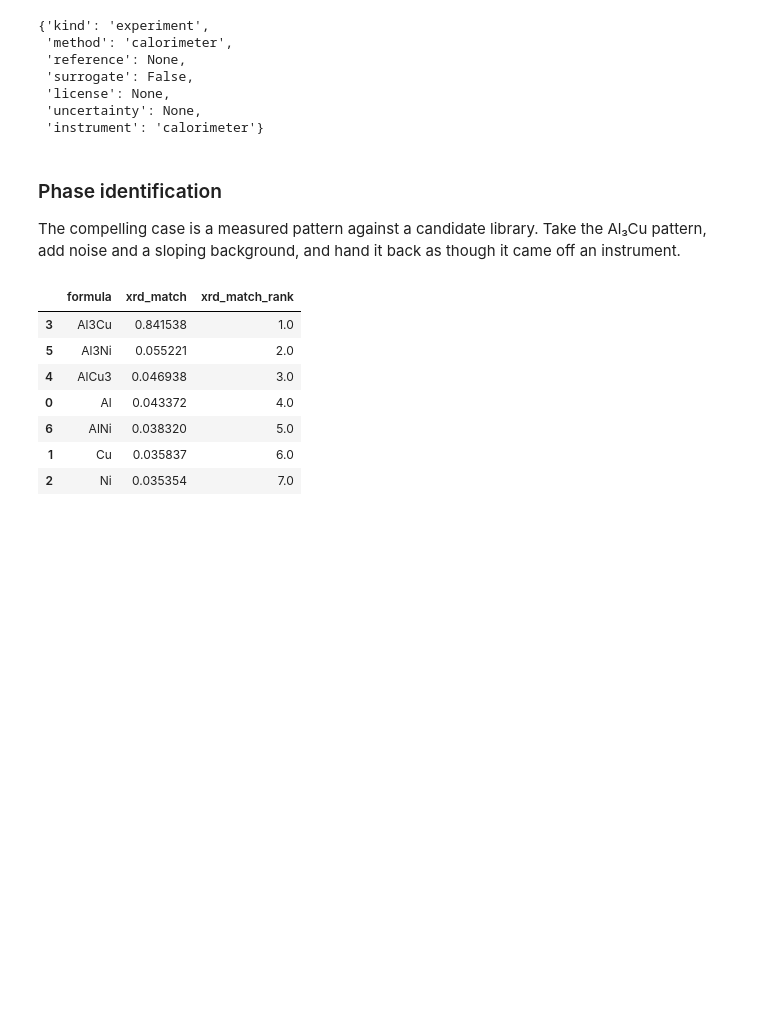
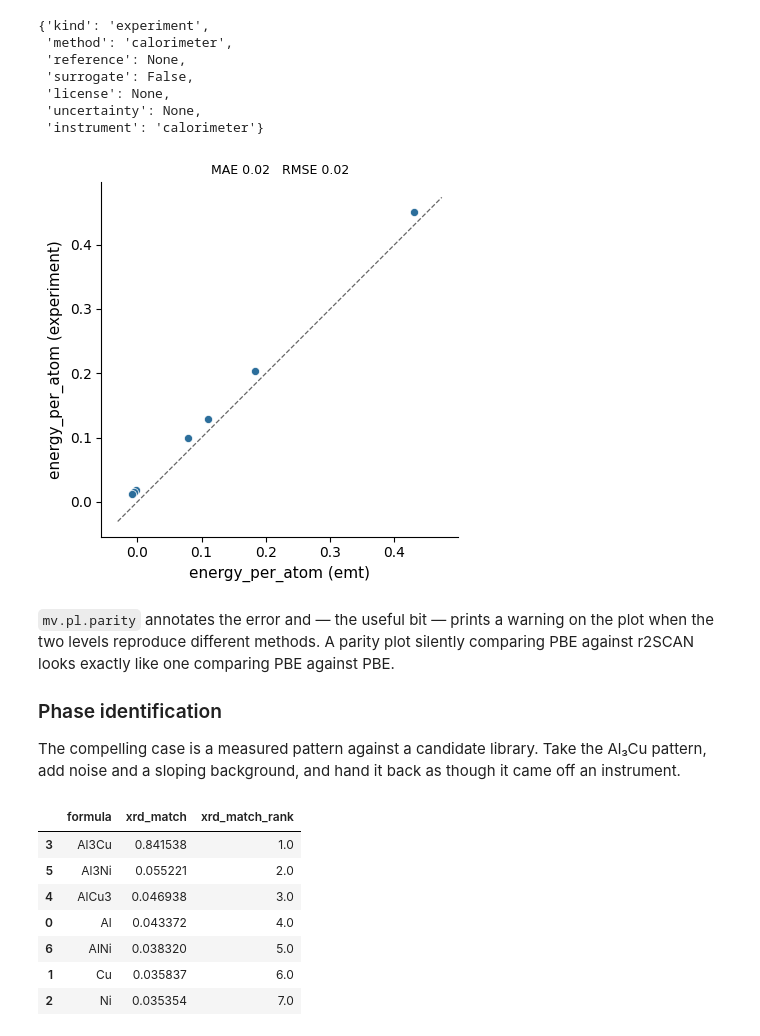
Before and after one commit to omicverse/matverse, a Jupyter notebook: matverse_guide/docs/tutorials/beyond_one_number.ipynb, the cells around one changed output. Saved outputs shown, nothing was run; the diff lists cells and outputs as text; code cells hidden in the pictures; blank space fills up the shorter version.

```diff
--- a/matverse_guide/docs/tutorials/beyond_one_number.ipynb
+++ b/matverse_guide/docs/tutorials/beyond_one_number.ipynb
@@ -282,7 +300,15 @@ mv.level_info(md, "experiment")
  'license': None,
  'uncertainty': None,
  'instrument': 'calorimeter'}
+# %%
+ax = mv.pl.parity(md, "energy_per_atom", "emt", "experiment")
+# %% [output]
+[figure, added]
 # %% [markdown]
+`mv.pl.parity` annotates the error and — the useful bit — prints a warning on
+the plot when the two levels reproduce different methods. A parity plot silently
+comparing PBE against r2SCAN looks exactly like one comparing PBE against PBE.
+
 ### Phase identification
 
 The compelling case is a measured pattern against a candidate library. Take the
```
Also changed, not shown: parts of 5 cells of this notebook, 10 other files.
